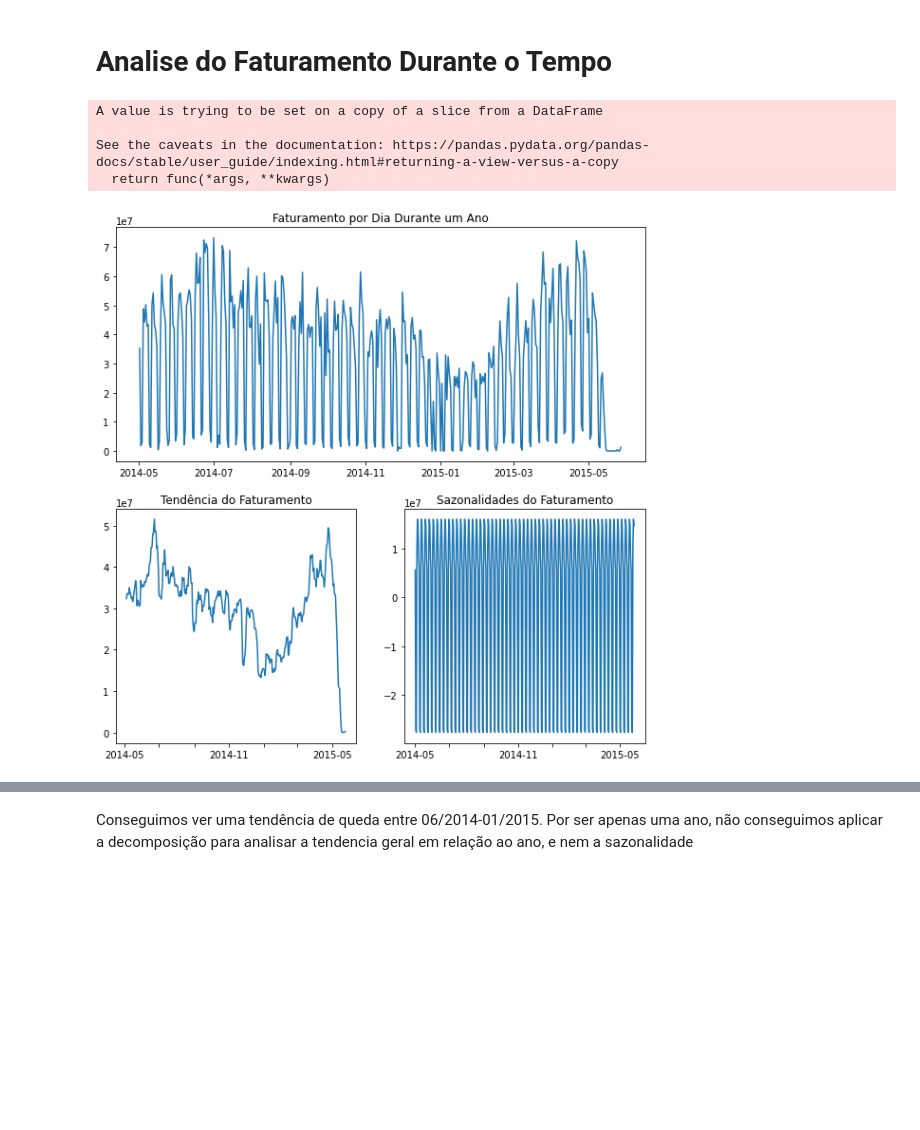
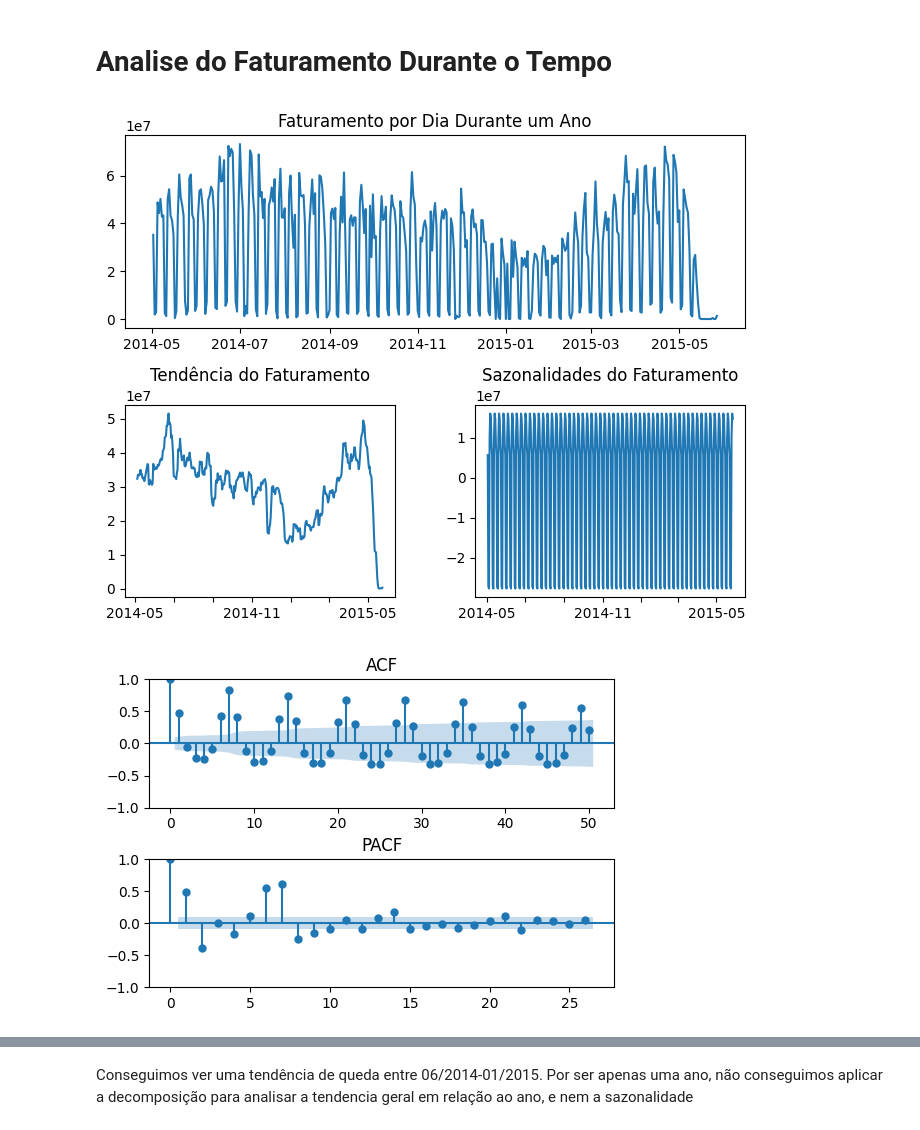
Before and after one commit to MarcioB1999/Previsao_Precos, a Jupyter notebook: Regressao_preço.ipynb, the cells around one changed output, grey strips where cells are left out. Saved outputs shown, nothing was run; the diff lists cells and outputs as text; code cells hidden in the pictures; blank space fills up the shorter version.

```diff
--- a/Regressao_preço.ipynb
+++ b/Regressao_preço.ipynb
@@ -54,7 +21,7 @@ Mounted at /content/drive
 # %% [markdown]
 # **Tratamento dos Dados**
 # %%
-df = pd.read_csv('/content/drive/MyDrive/Colab Notebooks/arquivos/kc_house_data.csv')
+df = pd.read_csv('arquivos/kc_house_data.csv')
 df.head(5)
 # %% [output]
 |  | id | date | price | bedrooms | bathrooms | sqft_living | sqft_lot | floors | waterfront | view | ... |
@@ -66,9 +33,8 @@ df.head(5)
 5 rows × 21 columns
 # %%
 df['date'] = [f'{i[6:8]}'+'/'+f'{i[4:6]}'+'/'+f'{i[0:4]}' for i in df['date']]
-df['date'] = [datetime.strptime(i,'%d/%m/%Y') for i in df['date']]
-df['Month']=[i.month for i in df['date']]
-df['Year']=[i.year for i in df['date']]
+df['date'] = [datetime.datetime.strptime(i,'%d/%m/%Y') for i in df['date']]
+df.sort_values('date',inplace=True)
 df.head()
 # %% [output]
 |  | id | date | price | bedrooms | bathrooms | sqft_living | sqft_lot | floors | waterfront | view | ... |
@@ -105,7 +71,7 @@ dtype: int64
 # %% [markdown]
 Como há poucos dados faltantes, iremos apenas excluí-los, pois não são significantes
 # %%
-colunas=['bedrooms', 'bathrooms', 'floors', 'waterfront', 'view', 'grade', 'Year', 'Month']
+colunas=['bedrooms', 'bathrooms', 'floors', 'waterfront', 'view', 'grade']
 for i in colunas:
     print(f'{i}=',df[i].unique())
 # %% [output]
@@ -145,45 +99,54 @@ df.head()
 # **Analise do Faturamento Durante o Tempo**
 # %%
 data_series=df[['date','price']]
-data_series.sort_values('date',inplace=True)
 data_series.set_index('date', inplace = True)
-# %% [output]
-A value is trying to be set on a copy of a slice from a DataFrame
-
-See the caveats in the documentation: https://pandas.pydata.org/pandas-docs/stable/user_guide/indexing.html#returning-a-view-versus-a-copy
-  return func(*args, **kwargs)
 # %%
 data_series_day=data_series.resample('D').sum()
 
 decomposicao = seasonal_decompose(data_series_day)
 tendencia = decomposicao.trend
 sazonal = decomposicao.seasonal
 
-fig=plt.figure(figsize=(10,10))
+fig=plt.figure(figsize=(8,6))
+plt.subplots_adjust(wspace=0.3, hspace=0.4)
 
 ax=fig.add_subplot(2,1,1)
 ax.set_title('Faturamento por Dia Durante um Ano')
 plt.plot(data_series_day)
 
 ax=fig.add_subplot(2,2,3)
 
 ax.set_title('Tendência do Faturamento')
 plt.plot(tendencia)
 for i,tick in enumerate(ax.xaxis.get_ticklabels()):
     if i == 0 or i == 3 or i == 6:
         tick.set_visible(True)
     else:
         tick.set_visible(False)
 
 
 ax=fig.add_subplot(2,2,4)
 ax.set_title('Sazonalidades do Faturamento')
 plt.plot(sazonal)
 for i,tick in enumerate(ax.xaxis.get_ticklabels()):
     if i == 0 or i == 3 or i == 6:
         tick.set_visible(True)
     else:
         tick.set_visible(False)
 # %% [output]
-[figure, old version]
+[figure, new version]
+# %%
+fig=plt.figure(figsize=(6,4))
+plt.subplots_adjust(wspace=0, hspace=0.4)
+
+
+ax=fig.add_subplot(2,1,1)
+plot_acf(data_series_day,title='ACF',lags=50,alpha=.05,ax=ax)
+
+ax=fig.add_subplot(2,1,2)
+plot_pacf(data_series_day,title='PACF',ax=ax)
+
+plt.show()
+# %% [output]
+[figure, added]
 # %%
```
Also changed, not shown: parts of 96 cells of this notebook, 2 other files.
